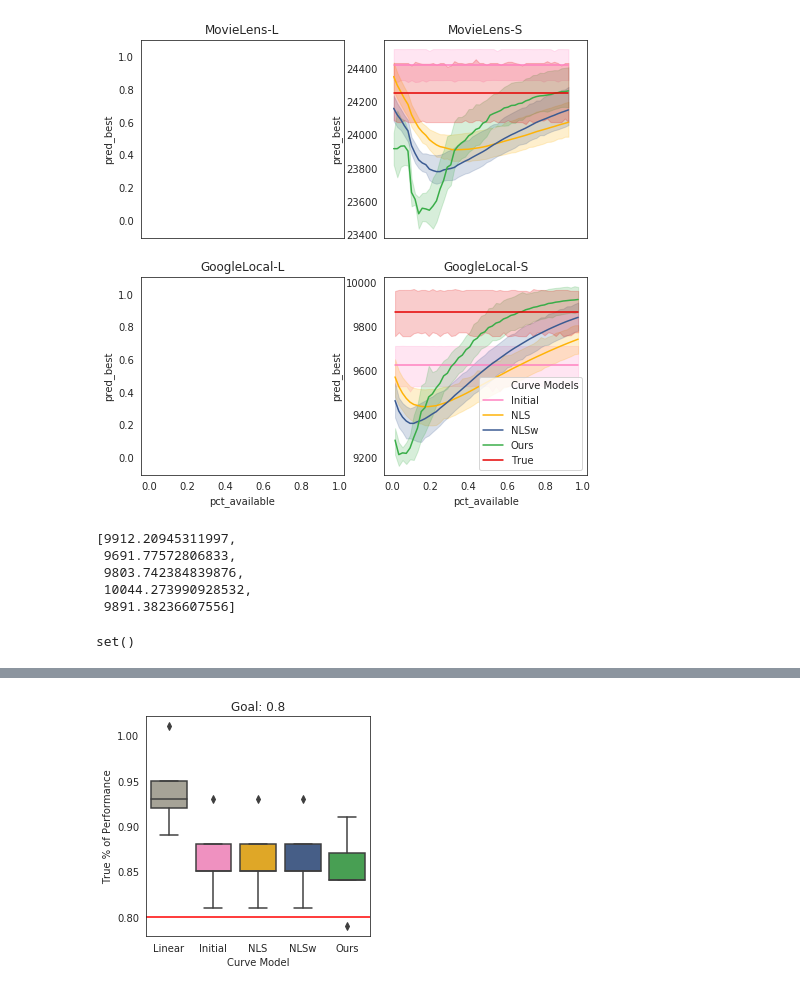
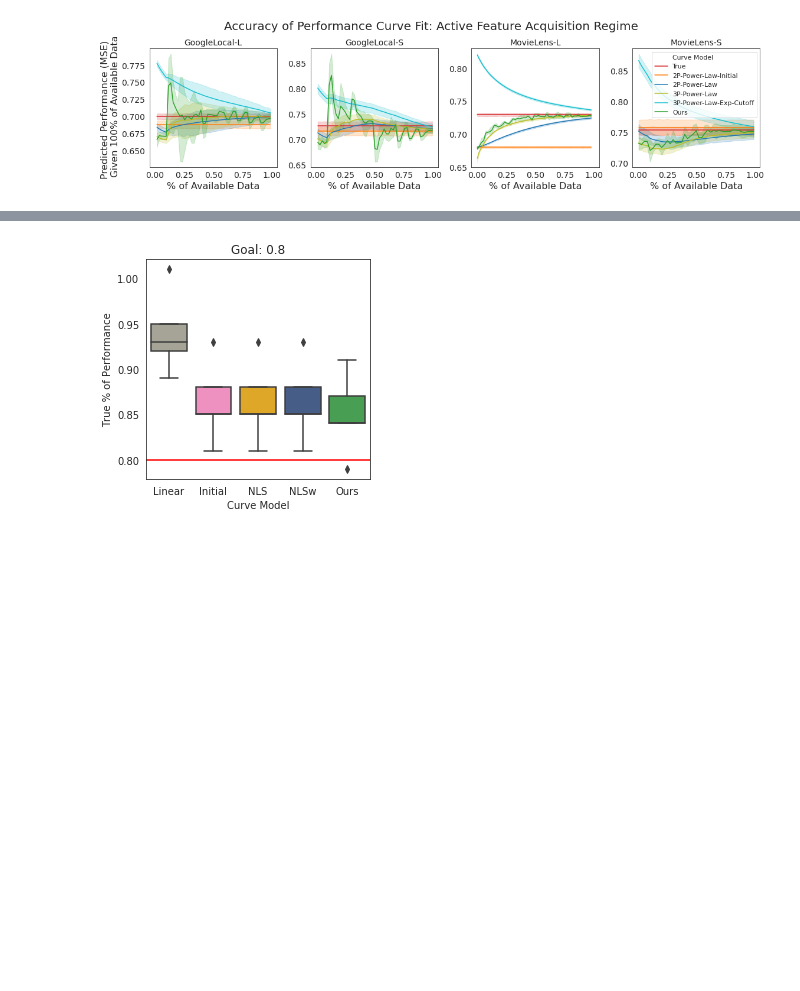
Before and after one commit to divyashan/learning_to_limit, a Jupyter notebook: notebooks/Power Law Results (AFA algs and init_modes).ipynb, the cells around one changed output, grey strips where cells are left out. Saved outputs shown, nothing was run; the diff lists cells and outputs as text; code cells hidden in the pictures; blank space fills up the shorter version.

```diff
--- a/notebooks/Power Law Results (AFA algs and init_modes).ipynb
+++ b/notebooks/Power Law Results (AFA algs and init_modes).ipynb
@@ -127,10 +46,14 @@ saving!
 # %%
 all_results = []
+suffix = 'qbc_pred_performance'
+if afa_method == 'Weighted':
+    suffix = 'weighted_pred_performance'
+
 for i, (dataset_name, _) in enumerate(expmts):
-    results_df = pd.read_csv('../results/forecasting/' + dataset_name + '/pred_performance')
+    results_df = pd.read_csv('../results/forecasting/' + dataset_name + '/' + suffix)
     results_df = results_df.round({'pred_pct': 2, 'true_pct': 2})
     results_df['dataset'] = dataset_name
-    print(len(results_df))
     all_results.append(results_df)
+    print(len(results_df), dataset_name)
 all_results = pd.concat(all_results)
 # %% [output]
@@ -204,22 +64,32 @@ plt.savefig('../figs/performance_pred_v_pct_available.png')
 # %%
 # plot best_mse prediction over pct_available
-fig, axs = plt.subplots(2, 2, sharex=True, figsize=(8, 8))
-hue_order = ['NLS_initial', 'NLS', 'NLS_w', 'NLS_mix', 'True']
-with sns.xkcd_palette(["pink", "amber", "denim blue", "medium green", "red"]):
-    for i, (dataset_name, _) in enumerate(expmts):
+fig, axs = plt.subplots(1, 4, sharex=True, figsize=(16, 4))
+hue_order = ['True', 'NLS_initial', 'NLS_w', 'NLS_power_law_3P', 'NLS_power_law_exp_3P', 'broken']
+colors = sns.color_palette("colorblind")
+sns.set_palette([colors[3], colors[1], colors[0], colors[8], colors[9], colors[2]])
+for i, (dataset_name, _) in enumerate(expmts):
 
-        ax = axs[int(i/2), i%2]
-        forecasting_cms = all_results[all_results['cm'] !='Linear']
-        dataset_results = forecasting_cms[forecasting_cms['dataset'] == dataset_name]
-        sns.lineplot(x='pct_available', y='pred_best', hue='cm', data=dataset_results, ax=ax, hue_order=hue_order)
-        ax.set_title(dataset_titles[dataset_name])
-        if i != 3:
-            ax.get_legend().remove()
-        else:
-            L=ax.get_legend()
-            new_names = ['Curve Models', 'Initial', 'NLS', 'NLSw', 'Ours']
-            for i,new in enumerate(new_names):
-                L.get_texts()[i].set_text(new)
-        plt.savefig('../figs/pred_best_performance.png')
+    ax = axs[i]
+    forecasting_cms = all_results[all_results['cm'] !='Linear']
+    dataset_results = forecasting_cms[forecasting_cms['dataset'] == dataset_name]
+    sns.lineplot(x='pct_available', y='pred_best', hue='cm',
+                 hue_order=hue_order,  data=dataset_results, ax=ax)
+    ax.set_title(dataset_titles[dataset_name])
+    ax.set_xlabel("% of Available Data")
+    if i == 0:
+        ax.set_ylabel("Predicted Performance (MSE) \n Given 100% of Available Data")
+    else:
+        ax.set_ylabel("")
+    if i != 3:
+        ax.get_legend().remove()
+    else:
+        L=ax.get_legend()
+        new_names = ['Curve Model', 'True', '2P-Power-Law-Initial', '2P-Power-Law', '3P-Power-Law',
+                     '3P-Power-Law-Exp-Cutoff', 'Ours']
+        for i,new in enumerate(new_names):
+            L.get_texts()[i].set_text(new)
+plt.tight_layout()
+suptitle = plt.suptitle("Accuracy of Performance Curve Fit: Active Feature Acquisition Regime", y=1.05)
+plt.savefig('../figs/' + suffix + '.png', bbox_inches='tight',bbox_extra_artists=[suptitle])
 # %% [output]
-[figure, old version]
+[figure, new version]
@@ -235,13 +95,0 @@ data = pd.read_csv(results_path + 'results_df')
-# %%
-[data[data['run'] == i]['best_mse'].iloc[0] for i in range(5)]
-# %% [output]
-[9912.20945311997,
- 9691.77572806833,
- 9803.742384839876,
- 10044.273990928532,
- 9891.38236607556]
-# %%
-set(all_results[(all_results['run'] == i) & ((all_results['run'] == i) & all_results['cm'] == 'True') &
-                (all_results['dataset'] == 'gl-tiny')]['pred_best'])
-# %% [output]
-set()
```
Also changed, not shown: parts of 10 cells of this notebook, 20 other files.
